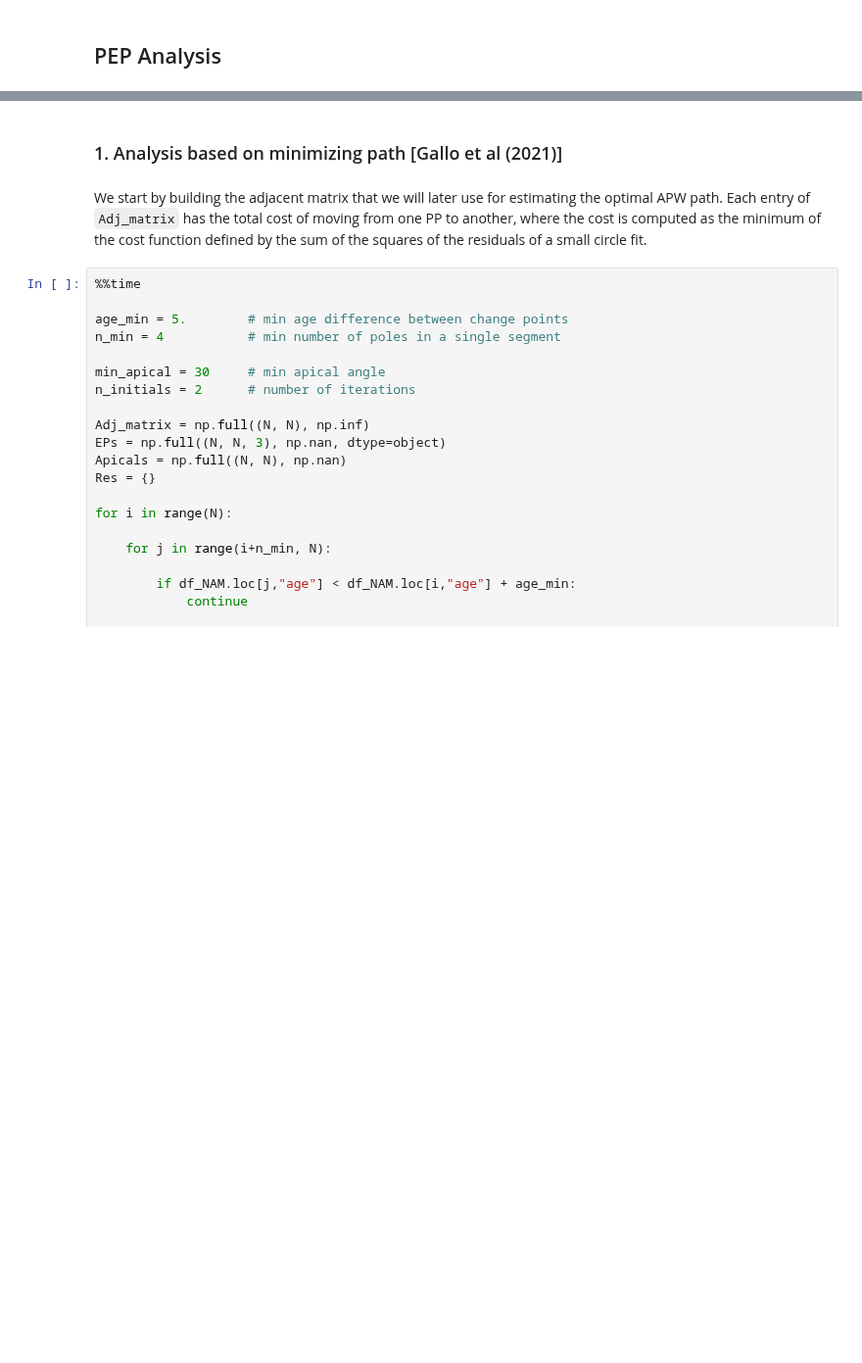
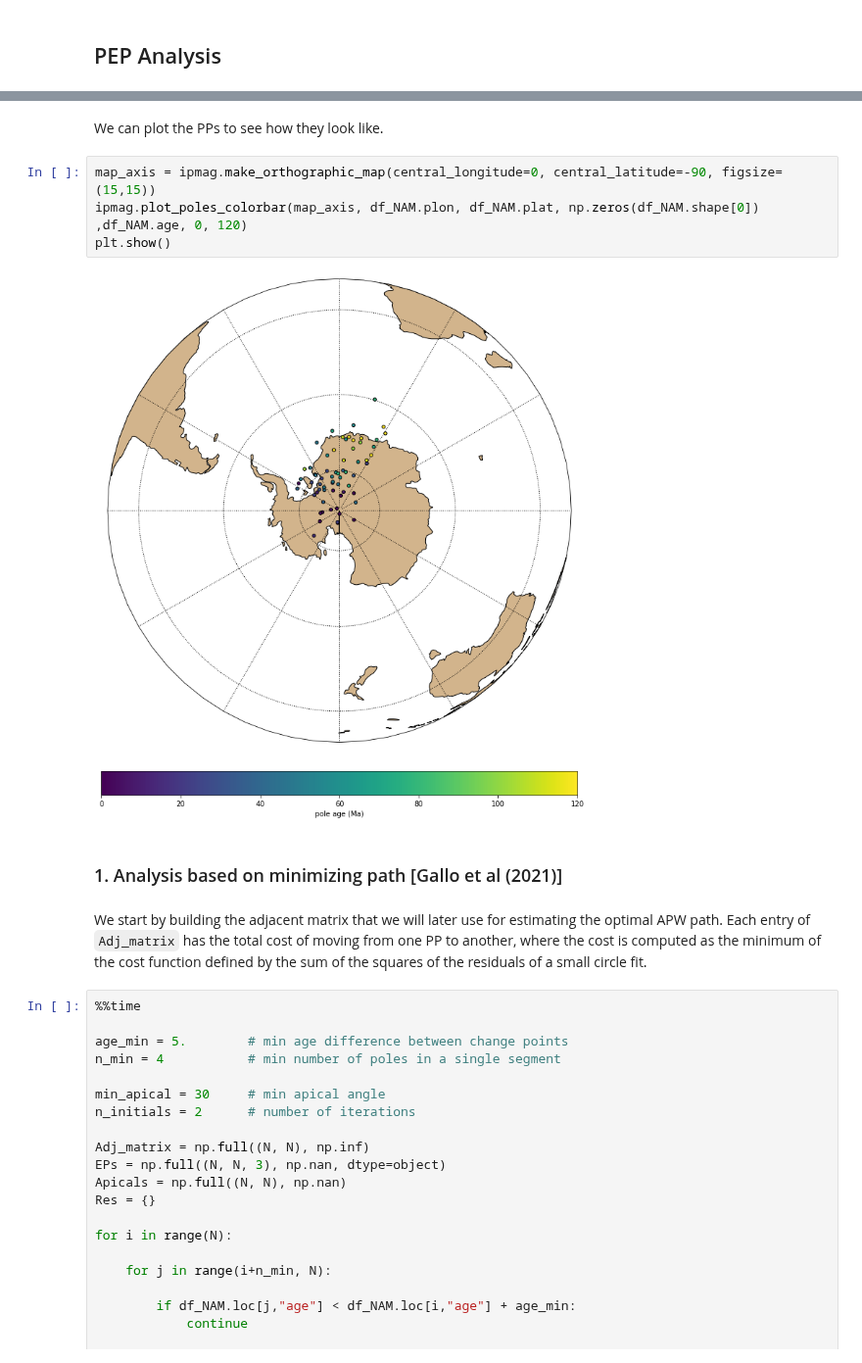
Before and after one commit to bramvaes/Young_CEED_2.0, a Jupyter notebook: NA_PEP.ipynb, the cells around one changed output, grey strips where cells are left out. Shown at 98% size. Cells and saved outputs as stored; diff of their text form; blank space fills up the shorter version.

```diff
--- a/NA_PEP.ipynb
+++ b/NA_PEP.ipynb
@@ -48,3 +46,11 @@ df_NAM
+# %% [markdown]
+We can plot the PPs to see how they look like.
+# %%
+map_axis = ipmag.make_orthographic_map(central_longitude=0, central_latitude=-90, figsize=(15,15))
+ipmag.plot_poles_colorbar(map_axis, df_NAM.plon, df_NAM.plat, np.zeros(df_NAM.shape[0]) ,df_NAM.age, 0, 120)
+plt.show()
+# %% [output]
+[figure, added]
 # %% [markdown]
 ### 1. Analysis based on minimizing path [Gallo et al (2021)]
 # %% [markdown]
```
Also changed, not shown: parts of 28 cells of this notebook.
